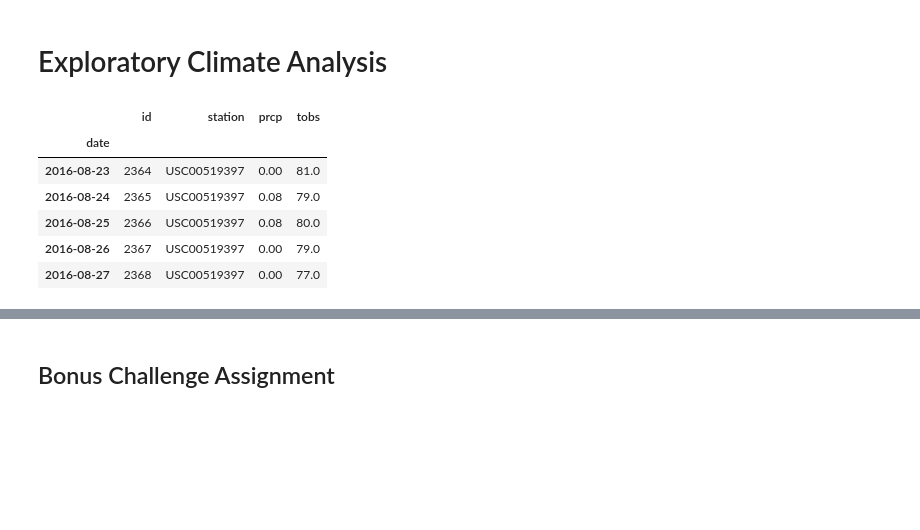
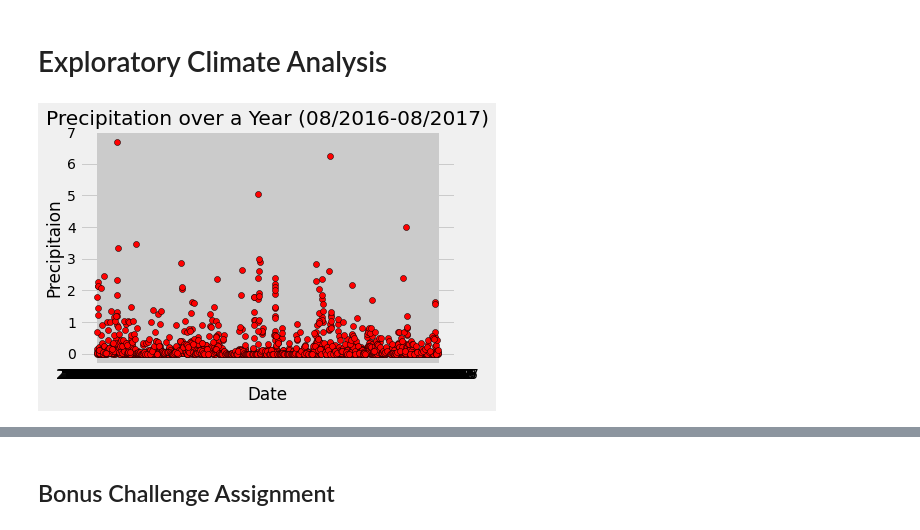
Before and after one commit to Lbrady1025/sqlalchemy-challenge, a Jupyter notebook: climate_starter.ipynb, the cells around one changed output, grey strips where cells are left out. Saved outputs shown, nothing was run; the diff lists cells and outputs as text; code cells hidden in the pictures; blank space fills up the shorter version.

Commit message:
add graph and summary stats

```diff
--- a/climate_starter.ipynb
+++ b/climate_starter.ipynb
@@ -63,25 +63,33 @@ session = Session(engine)
 # %%
 # Design a query to retrieve the last 12 months of precipitation data and plot the results
 
 # Calculate the date 1 year ago from the last data point in the database
 session.query(measurement.date).order_by(measurement.date.desc()).first()
 year_ago = dt.date(2017,8,23) - dt.timedelta(days=365)
 # Perform a query to retrieve the data and precipitation scores
 results = session.query(measurement.id,measurement.station,measurement.date,measurement.prcp,measurement.tobs).\
     filter(measurement.date >= year_ago).all()
 # Save the query results as a Pandas DataFrame and set the index to the date column
 df = pd.DataFrame(results, columns=['id','station','date','prcp','tobs']).set_index('date')
 # Sort the dataframe by date
 df.sort_values(by='date')
 df.head()
 # Use Pandas Plotting with Matplotlib to plot the data
+df.reset_index(inplace=True)
+x_axis = df['date']
+y_axis = df['prcp']
+
+plt.scatter(x_axis,y_axis,edgecolors="black",color="red")
+
+plt.title("Precipitation over a Year (08/2016-08/2017)")
+plt.xlabel("Date")
+plt.ylabel("Precipitaion")
+
+#plt.hlines(0,x_axis.min(),x_axis.max(),alpha=.5)
+
+plt.savefig("Graphs/precip.png")
+plt.show()
 # %% [output]
-|  | id | station | prcp | tobs |
-| date |  |  |  |  |
-| 2016-08-23 | 2364 | USC00519397 | 0.00 | 81.0 |
-| 2016-08-24 | 2365 | USC00519397 | 0.08 | 79.0 |
-| 2016-08-25 | 2366 | USC00519397 | 0.08 | 80.0 |
-| 2016-08-26 | 2367 | USC00519397 | 0.00 | 79.0 |
-| 2016-08-27 | 2368 | USC00519397 | 0.00 | 77.0 |
+[figure, added]
 # %%
 # Use Pandas to calcualte the summary statistics for the precipitation data
```
Also changed, not shown: parts of 1 cell of this notebook, 1 other file.
